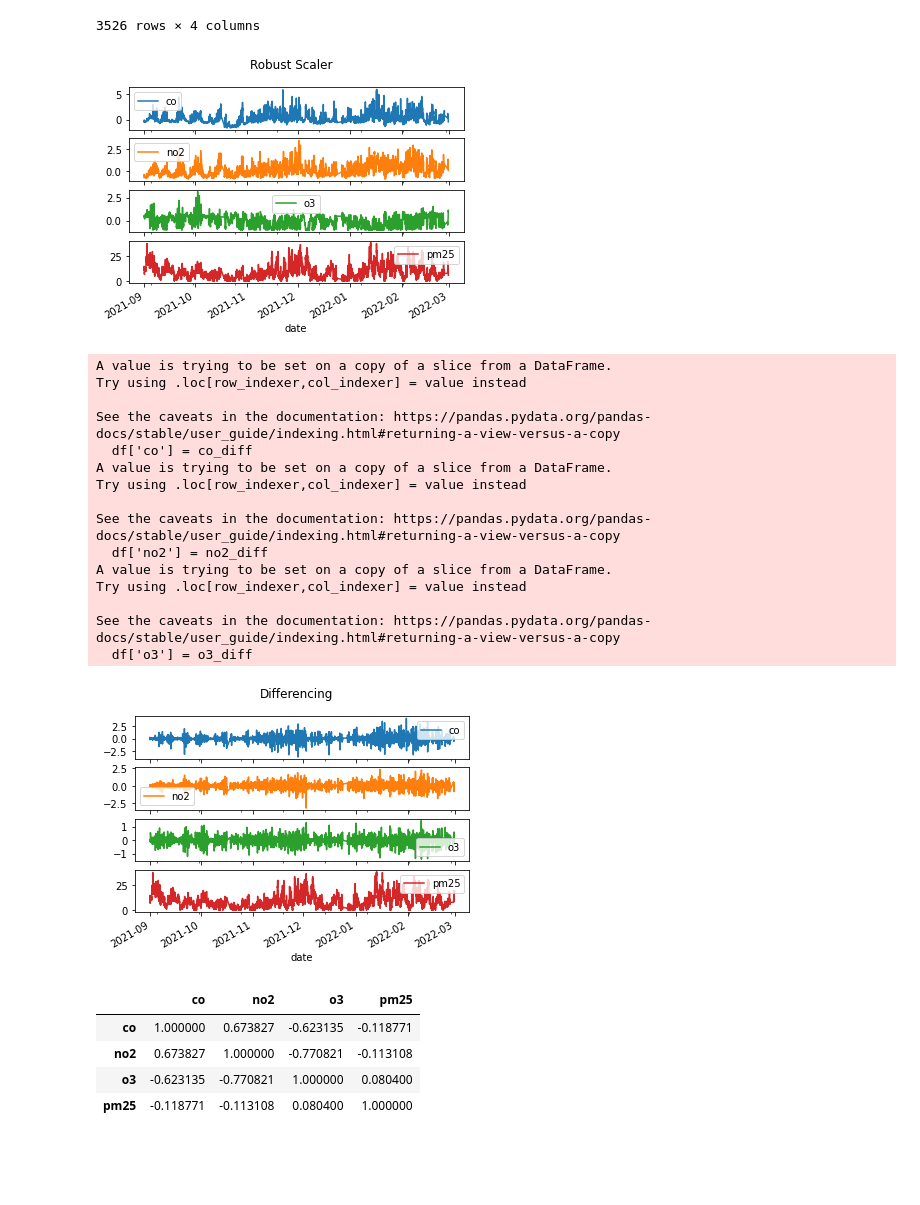
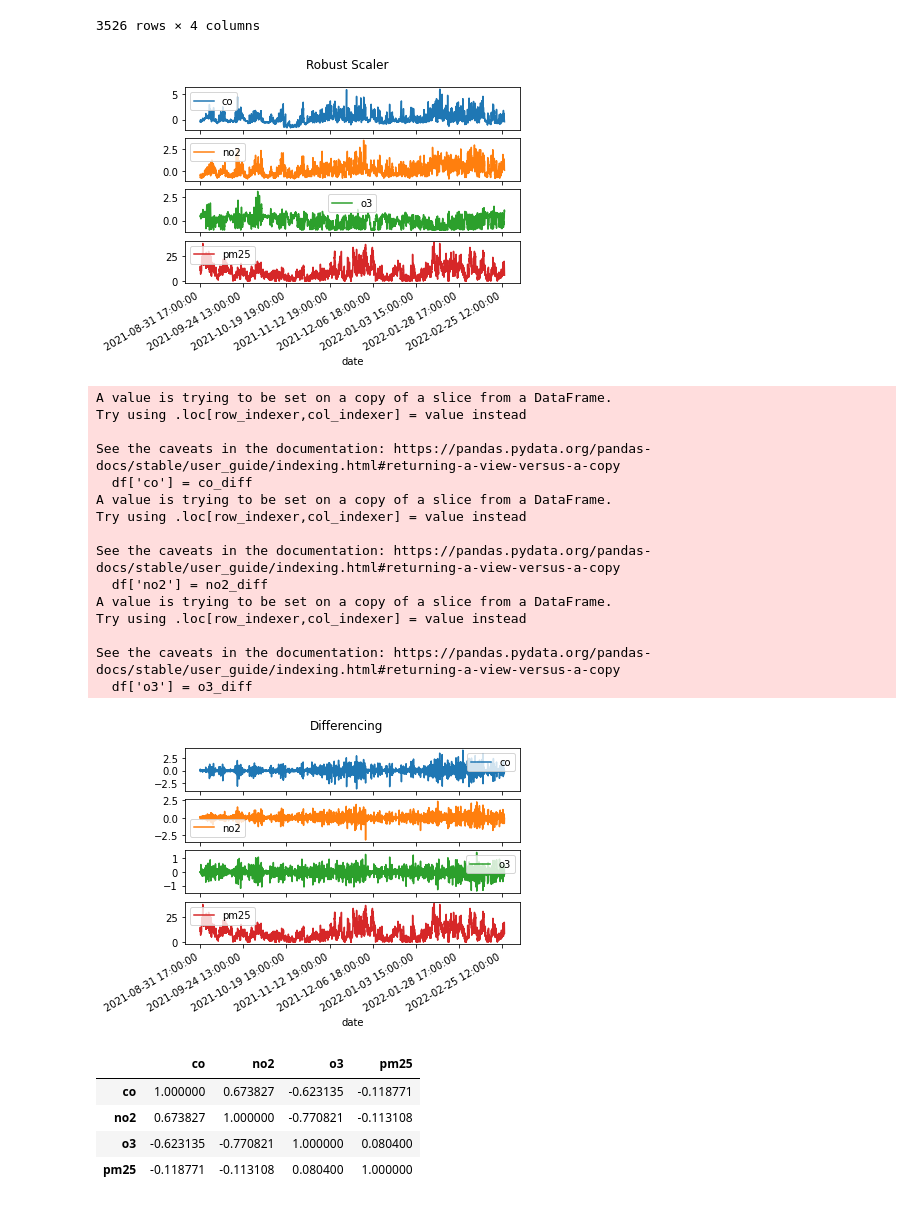
Before and after one commit to UCB-stat-159-s22/hw07-group13, a Jupyter notebook: MainAnalysis.ipynb, the cells around one changed output. Saved outputs shown, nothing was run; the diff lists cells and outputs as text; code cells hidden in the pictures; blank space fills up the shorter version.

```diff
--- a/MainAnalysis.ipynb
+++ b/MainAnalysis.ipynb
@@ -120,23 +141,24 @@ df
 # %%
 # MinMax Scaling
 scaler = RobustScaler()
 co_scaled = scaler.fit_transform(df['co'].values.reshape(-1, 1))
 df['co'] = co_scaled
 
 scaler = RobustScaler()
 co_scaled = scaler.fit_transform(df['no2'].values.reshape(-1, 1))
 df['no2'] = co_scaled
 
 scaler = RobustScaler()
 co_scaled = scaler.fit_transform(df['o3'].values.reshape(-1, 1))
 df['o3'] = co_scaled
 
 df.plot(subplots=True, title='Robust Scaler')
 fig = plt.gcf()
+fig.autofmt_xdate()
 fig.savefig("./figures/scaling_ver1.png")
 plt.show()
 # %% [output]
-[figure, old version]
+[figure, new version]
 # %%
 # Make data stationary
 # Differencing technique was applied
@@ -152,6 +174,7 @@ df['no2'] = no2_diff
 df['o3'] = o3_diff
 df.plot(subplots=True, title='Differencing')
 fig = plt.gcf()
+fig.autofmt_xdate()
 fig.savefig("./figures/differencing_ver1.png")
 plt.show()
 # %% [output]
@@ -170,7 +193,7 @@ Try using .loc[row_indexer,col_indexer] = value instead
 
 See the caveats in the documentation: https://pandas.pydata.org/pandas-docs/stable/user_guide/indexing.html#returning-a-view-versus-a-copy
   df['o3'] = o3_diff
-[figure, old version]
+[figure, new version]
 # %%
 # correlation among features
 df_corr = df.corr()
```
Also changed, not shown: parts of 14 cells of this notebook, 18 other files.
